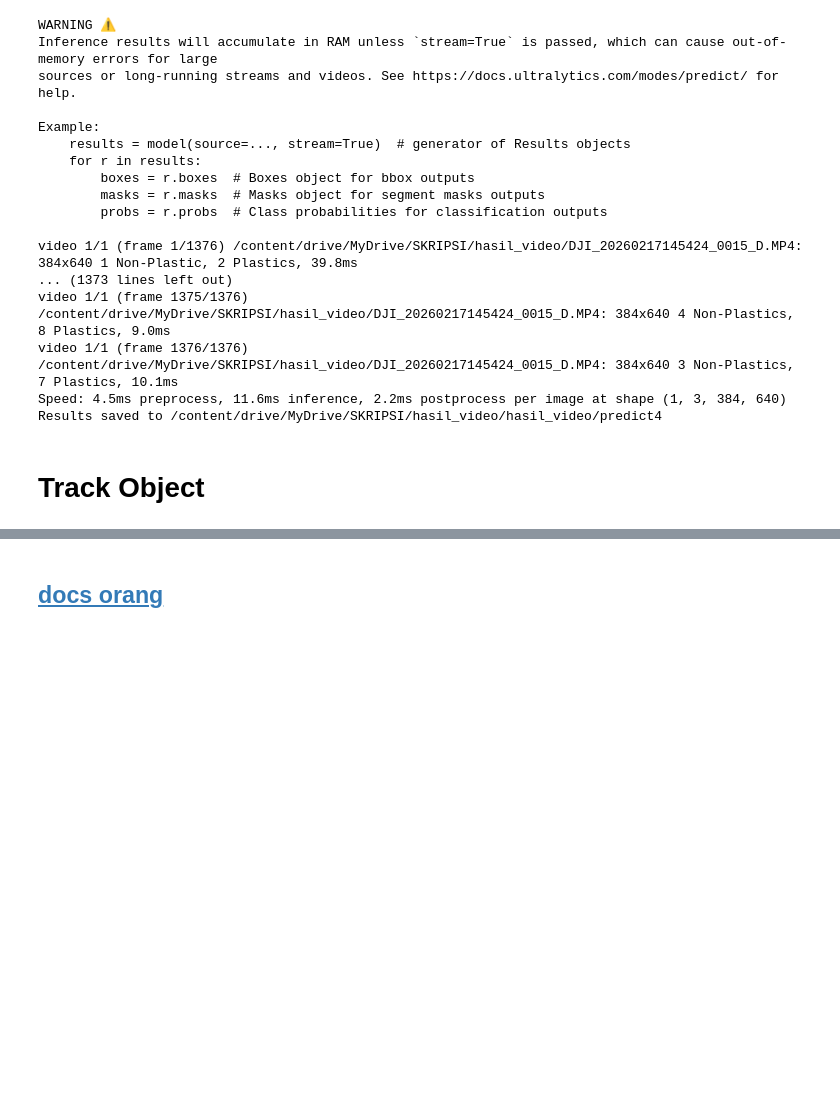
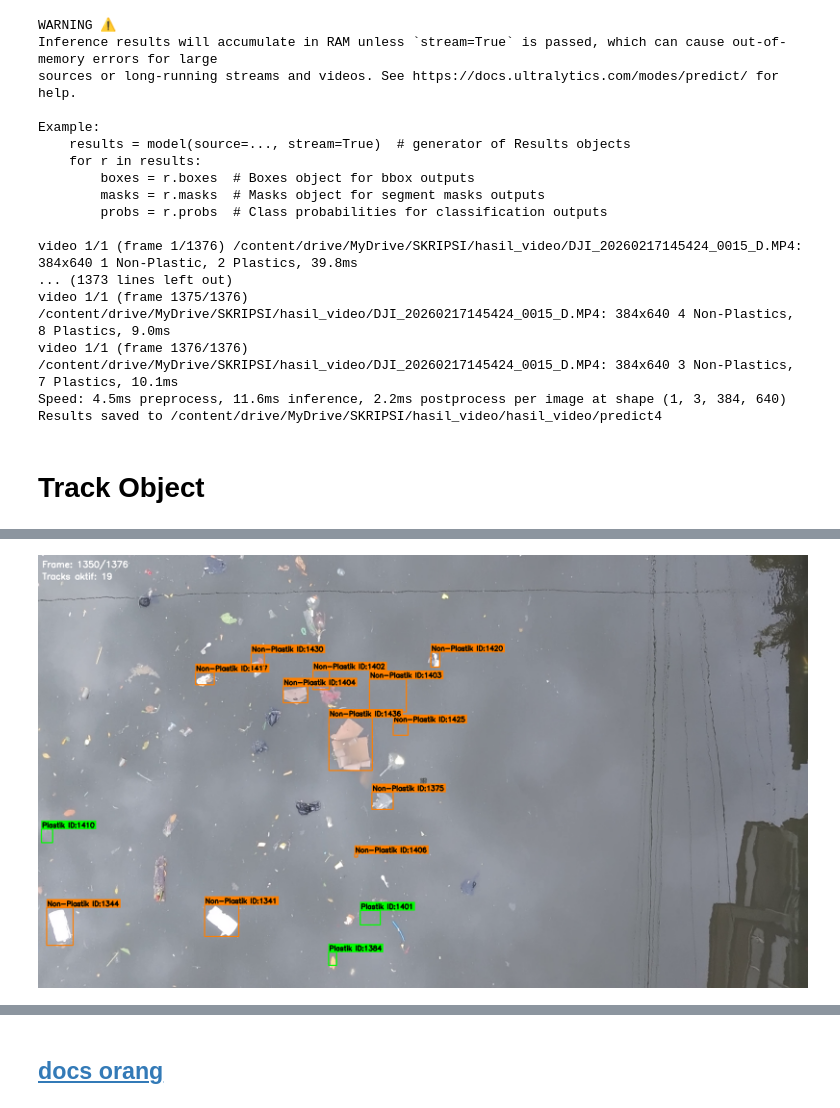
Before and after one commit to fathinahnj/skripsi, a Jupyter notebook: waste_classification_skripsi.ipynb, the cells around one changed output, grey strips where cells are left out. Saved outputs shown, nothing was run; the diff lists cells and outputs as text; code cells hidden in the pictures; blank space fills up the shorter version.

Commit message:
add object tracking with deepsort

```diff
--- a/waste_classification_skripsi.ipynb
+++ b/waste_classification_skripsi.ipynb
@@ -136,0 +164,10 @@ Results saved to /content/drive/MyDrive/SKRIPSI/hasil_video/hasil_video/predict4
+# %%
+model = YOLO(MODEL_PATH)
+
+tracker = DeepSort(
+    max_age=30,              # frame sebelum track dihapus jika objek hilang
+    n_init=3,               # frame sebelum track dikonfirmasi
+    max_cosine_distance=0.4  # threshold similarity fitur Re-ID
+)
+
+print("Model & tracker berhasil di-load!")
@@ -136,0 +178,89 @@ Results saved to /content/drive/MyDrive/SKRIPSI/hasil_video/hasil_video/predict4
+# %%
+cap = cv2.VideoCapture(SOURCE_VIDEO_PATH)
+
+if not cap.isOpened():
+    raise FileNotFoundError(f"Video tidak ditemukan: {SOURCE_VIDEO_PATH}")
+
+# Ambil properti video asli
+frame_w  = int(cap.get(cv2.CAP_PROP_FRAME_WIDTH))
+frame_h  = int(cap.get(cv2.CAP_PROP_FRAME_HEIGHT))
+fps      = cap.get(cv2.CAP_PROP_FPS) or 30
+total_frames = int(cap.get(cv2.CAP_PROP_FRAME_COUNT))
+
+print(f"Video: {frame_w}x{frame_h} @ {fps:.1f} FPS | Total frame: {total_frames}")
+
+# Setup VideoWriter
+fourcc = cv2.VideoWriter_fourcc(*'mp4v')
+out = cv2.VideoWriter(TARGET_VIDEO_PATH, fourcc, fps, (frame_w, frame_h))
+
+frame_idx   = 0
+track_count = {}  # track berapa kali tiap track_id muncul
+
+while True:
+    ret, frame = cap.read()
+    if not ret:
+        break
+
+    frame_idx += 1
+
+    # ── Deteksi dengan YOLOv8 ────────────────────────────────────
+    results = model(frame, verbose=False)[0]
+
+    detections = []
+    for box in results.boxes.data:
+        x1, y1, x2, y2, conf, cls = box.tolist()
+        if conf >= CONF_THRESHOLD:
+            # DeepSORT butuh format ([x, y, w, h], conf, class_id)
+            detections.append(
+                ([x1, y1, x2 - x1, y2 - y1], conf, int(cls))
+            )
+
+    # ── Update tracker ───────────────────────────────────────────
+    tracks = tracker.update_tracks(detections, frame=frame)
+
+    # ── Visualisasi ──────────────────────────────────────────────
+    for track in tracks:
+        if not track.is_confirmed():
+            continue
+
+        track_id  = track.track_id
+        cls_id    = track.get_det_class() if track.get_det_class() is not None else -1
+        cls_name  = CLASS_NAMES.get(cls_id, f"cls{cls_id}")
+        color     = CLASS_COLORS.get(cls_id, (200, 200, 200))
+
+        l, t, r, b = map(int, track.to_ltrb())
+
+        # Bounding box
+        cv2.rectangle(frame, (l, t), (r, b), color, 2)
+
+        # Label: nama kelas + ID
+        label = f"{cls_name} ID:{track_id}"
+        (lw, lh), _ = cv2.getTextSize(label, cv2.FONT_HERSHEY_SIMPLEX, 0.55, 2)
+        cv2.rectangle(frame, (l, t - lh - 8), (l + lw + 4, t), color, -1)  # bg label
+        cv2.putText(frame, label, (l + 2, t - 4),
+                    cv2.FONT_HERSHEY_SIMPLEX, 0.55, (0, 0, 0), 2)
+
+        track_count[track_id] = track_count.get(track_id, 0) + 1
+
+    # Info frame di pojok kiri atas
+    cv2.putText(frame, f"Frame: {frame_idx}/{total_frames}",
+                (10, 30), cv2.FONT_HERSHEY_SIMPLEX, 0.7, (255, 255, 255), 2)
+    cv2.putText(frame, f"Tracks aktif: {sum(1 for t in tracks if t.is_confirmed())}",
+                (10, 60), cv2.FONT_HERSHEY_SIMPLEX, 0.7, (255, 255, 255), 2)
+
+    # Simpan frame ke output video
+    out.write(frame)
+
+    # Tampilkan preview setiap 30 frame di Colab
+    if frame_idx % 30 == 0:
+        clear_output(wait=True)
+        print(f"Progress: {frame_idx}/{total_frames} frame ({100*frame_idx//total_frames}%)")
+        cv2_imshow(frame)
+
+cap.release()
+out.release()
+
+print(f"\n✅ Selesai! Total unique tracks: {len(track_count)}")
+print(f"Output disimpan di: {TARGET_VIDEO_PATH}")
+# %% [output]
+[figure, added]
```
Also changed, not shown: parts of 19 cells of this notebook.
